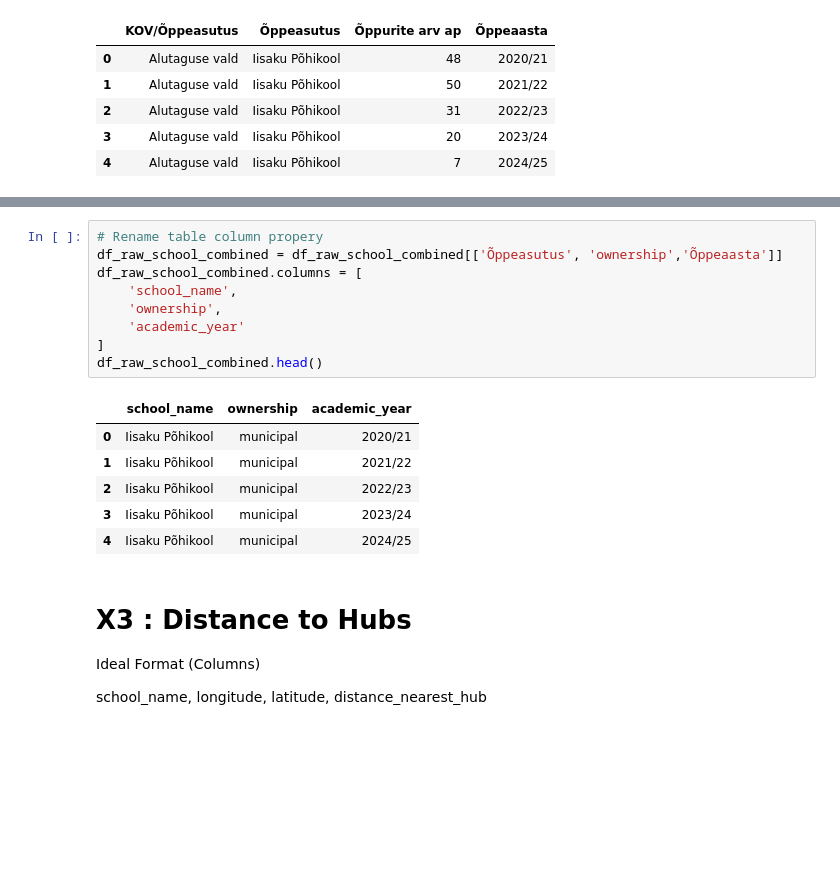
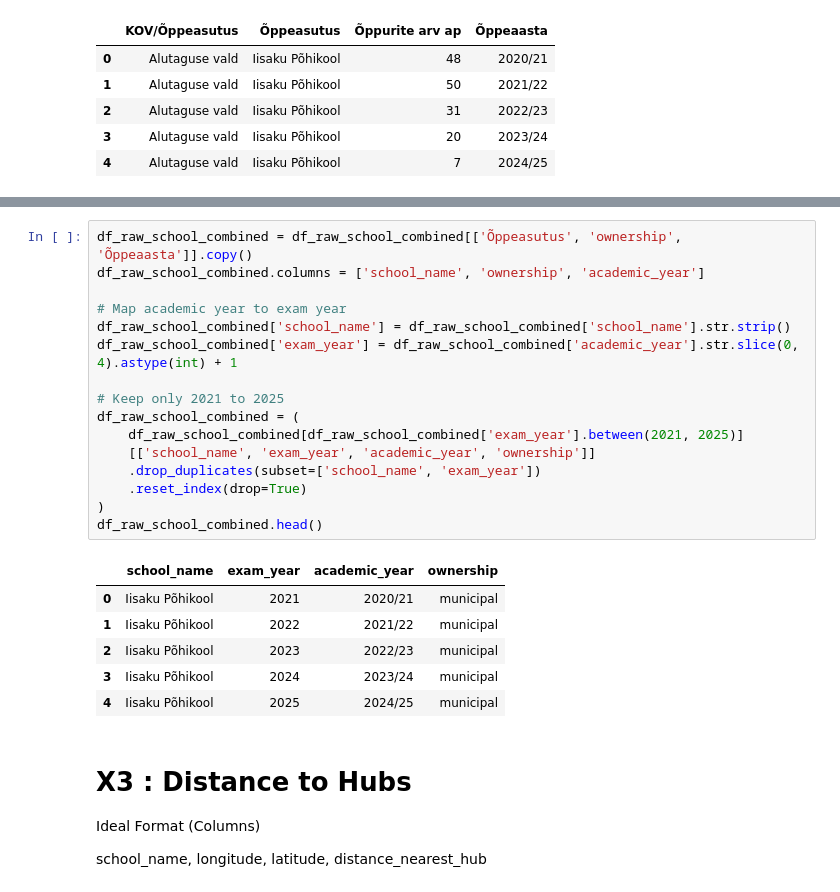
Before and after one commit to valpar/estonia-exam-gap, a Jupyter notebook: notebooks/Features.ipynb, the cells around one changed output, grey strips where cells are left out. Cells and saved outputs as stored; diff of their text form; blank space fills up the shorter version.

```diff
--- a/notebooks/Features.ipynb
+++ b/notebooks/Features.ipynb
@@ -383,19 +365,26 @@ memory usage: 31.1+ KB
-# %%
-# Rename table column propery
-df_raw_school_combined = df_raw_school_combined[['Õppeasutus', 'ownership','Õppeaasta']]
-df_raw_school_combined.columns = [
-    'school_name',
-    'ownership',
-    'academic_year'
-]
-df_raw_school_combined.head()
-# %% [output]
-|  | school_name | ownership | academic_year |
-| 0 | Iisaku Põhikool | municipal | 2020/21 |
-| 1 | Iisaku Põhikool | municipal | 2021/22 |
-| 2 | Iisaku Põhikool | municipal | 2022/23 |
-| 3 | Iisaku Põhikool | municipal | 2023/24 |
-| 4 | Iisaku Põhikool | municipal | 2024/25 |
+# %%
+df_raw_school_combined = df_raw_school_combined[['Õppeasutus', 'ownership', 'Õppeaasta']].copy()
+df_raw_school_combined.columns = ['school_name', 'ownership', 'academic_year']
+
+# Map academic year to exam year
+df_raw_school_combined['school_name'] = df_raw_school_combined['school_name'].str.strip()
+df_raw_school_combined['exam_year'] = df_raw_school_combined['academic_year'].str.slice(0, 4).astype(int) + 1
+
+# Keep only 2021 to 2025
+df_raw_school_combined = (
+    df_raw_school_combined[df_raw_school_combined['exam_year'].between(2021, 2025)]
+    [['school_name', 'exam_year', 'academic_year', 'ownership']]
+    .drop_duplicates(subset=['school_name', 'exam_year'])
+    .reset_index(drop=True)
+)
+df_raw_school_combined.head()
+# %% [output]
+|  | school_name | exam_year | academic_year | ownership |
+| 0 | Iisaku Põhikool | 2021 | 2020/21 | municipal |
+| 1 | Iisaku Põhikool | 2022 | 2021/22 | municipal |
+| 2 | Iisaku Põhikool | 2023 | 2022/23 | municipal |
+| 3 | Iisaku Põhikool | 2024 | 2023/24 | municipal |
+| 4 | Iisaku Põhikool | 2025 | 2024/25 | municipal |
 # %% [markdown]
 
 
```
Also changed, not shown: parts of 46 cells of this notebook.
